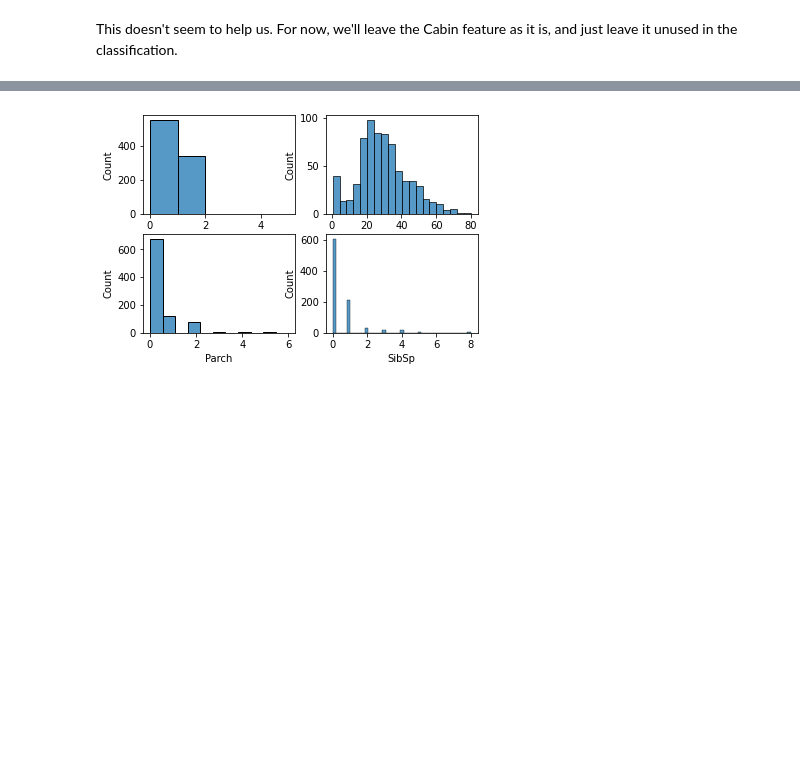
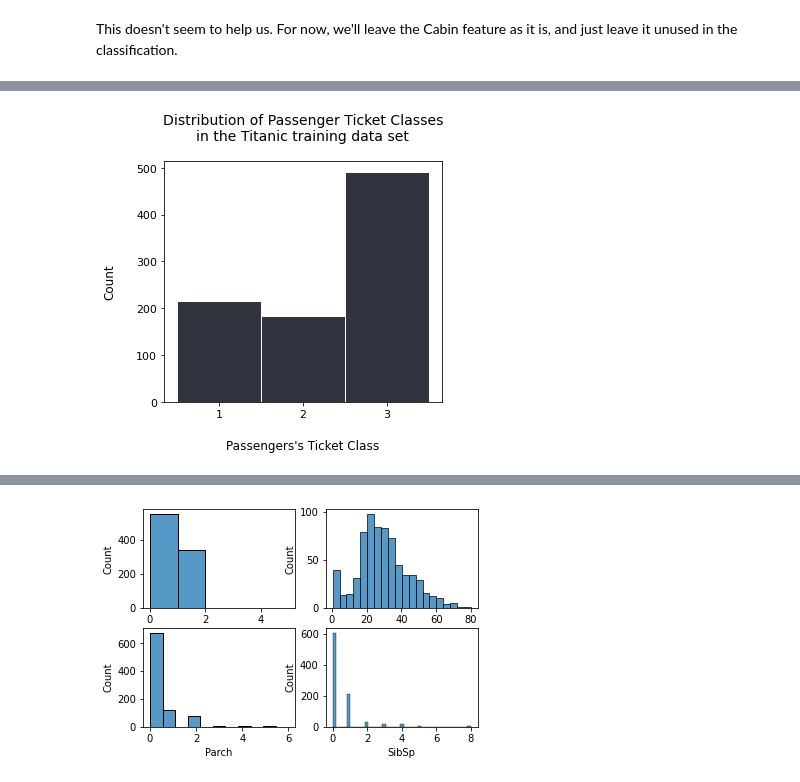
Before and after one commit to pvasudev16/titanic, a Jupyter notebook: titanic.ipynb, the cells around one changed output, grey strips where cells are left out. Saved outputs shown, nothing was run; the diff lists cells and outputs as text; code cells hidden in the pictures; blank space fills up the shorter version.

```diff
--- a/titanic.ipynb
+++ b/titanic.ipynb
@@ -266,0 +416,26 @@ Age is a continuous variable, so let's make a histogram of it.
+# %%
+# Plot the distribution of passenger class
+fig = plt.figure(
+    figsize=(
+        FIG_WIDTH_INCHES,
+        FIG_HEIGHT_INCHES
+    )
+)
+ax = fig.add_subplot(111)
+plot_histogram(
+    axis=ax,
+    data_frame=train_data,
+    data_column_string="Pclass",
+    bins_list=[1, 2, 3, 4],
+    colour_string=TITANIC_COLOUR,
+    xlabel_string="Passengers's Ticket Class",
+    ylabel_string="Count",
+    title_string="Distribution of Passenger Ticket Classes\nin the Titanic training data set",
+    linewidth_num=1,
+    alignment_string="left"
+)
+ax.set_xticks([1, 2, 3])
+plt.tight_layout()
+plt.show()
+# %% [output]
+[figure, added]
```
Also changed, not shown: parts of 15 cells of this notebook.
